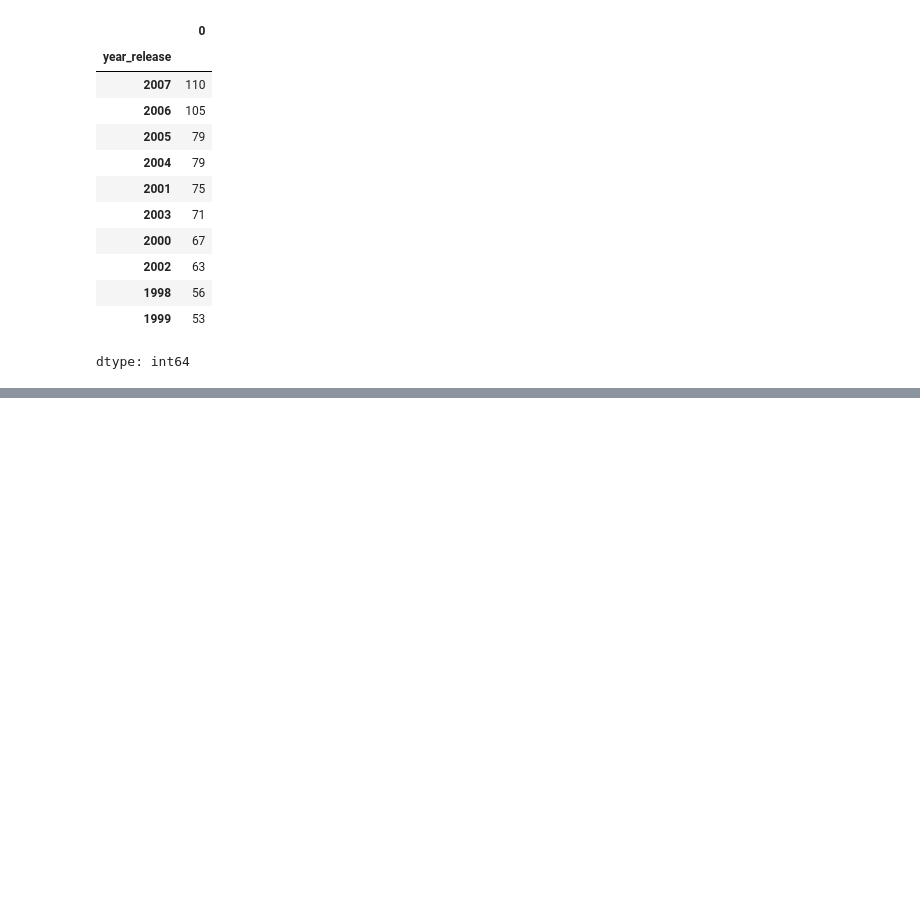
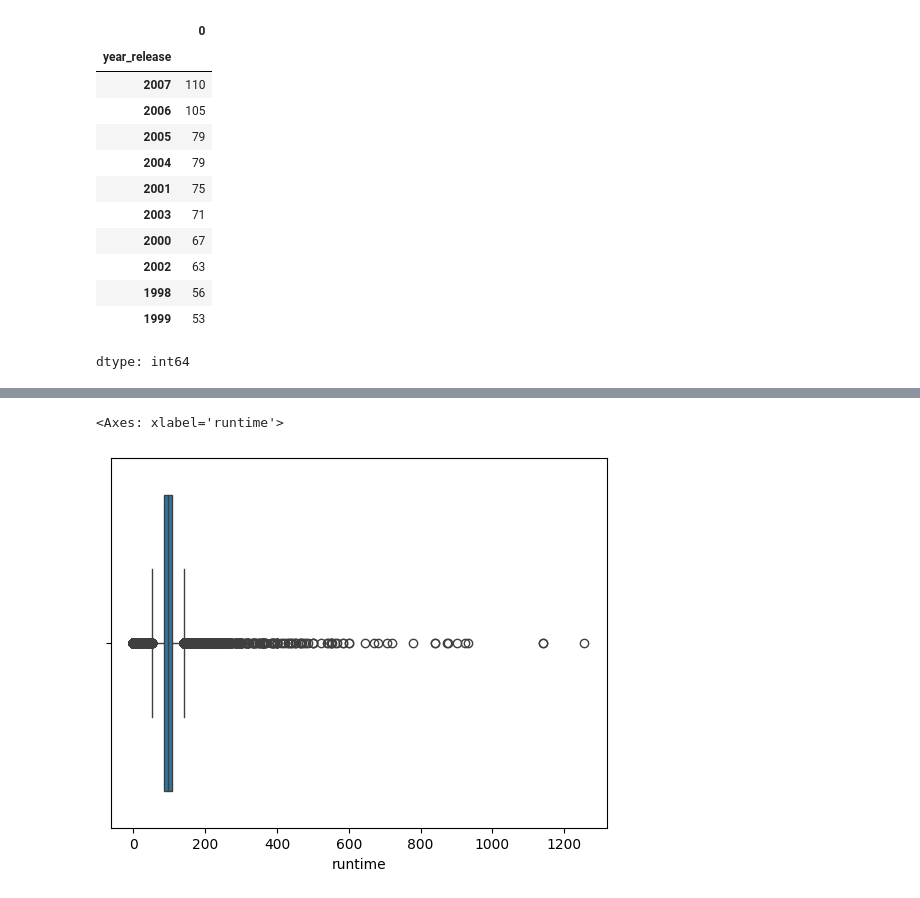
Before and after one commit to sitimustikaayu/Python_DataScientist, a Jupyter notebook: Google_Drive_Import.ipynb, the cells around one changed output, grey strips where cells are left out. Saved outputs shown, nothing was run; the diff lists cells and outputs as text; code cells hidden in the pictures; blank space fills up the shorter version.

```diff
--- a/Google_Drive_Import.ipynb
+++ b/Google_Drive_Import.ipynb
@@ -788,0 +830,5 @@ dtype: int64
+# %%
+sns.boxplot(data = movies_data, x = 'runtime')
+# %% [output]
+<Axes: xlabel='runtime'>
+[figure, added]
```
Also changed, not shown: parts of 17 cells of this notebook.
